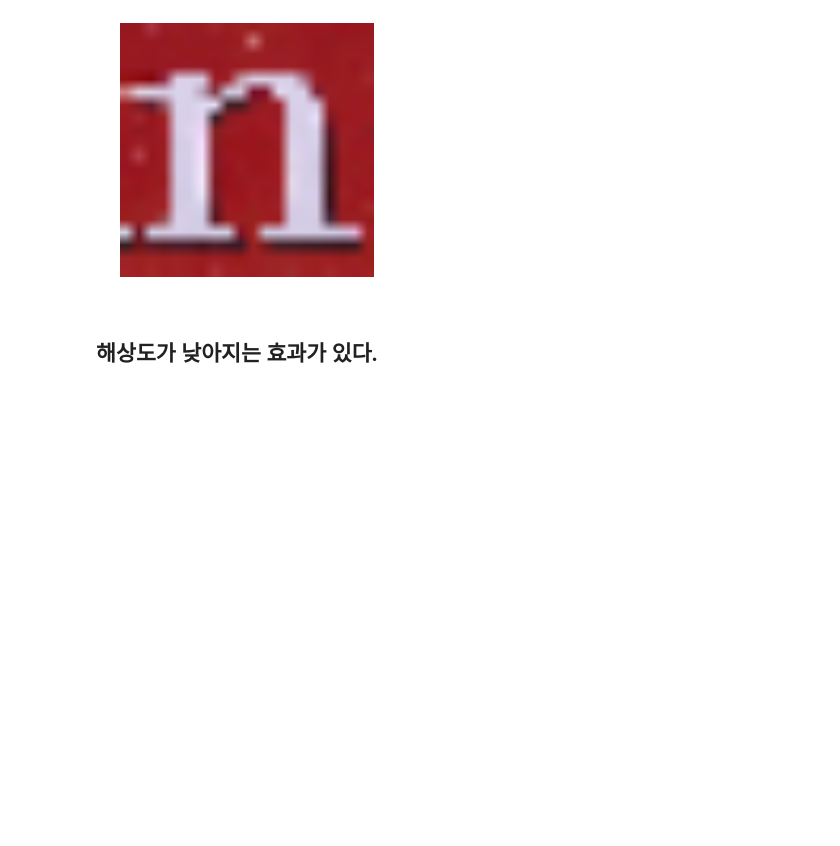
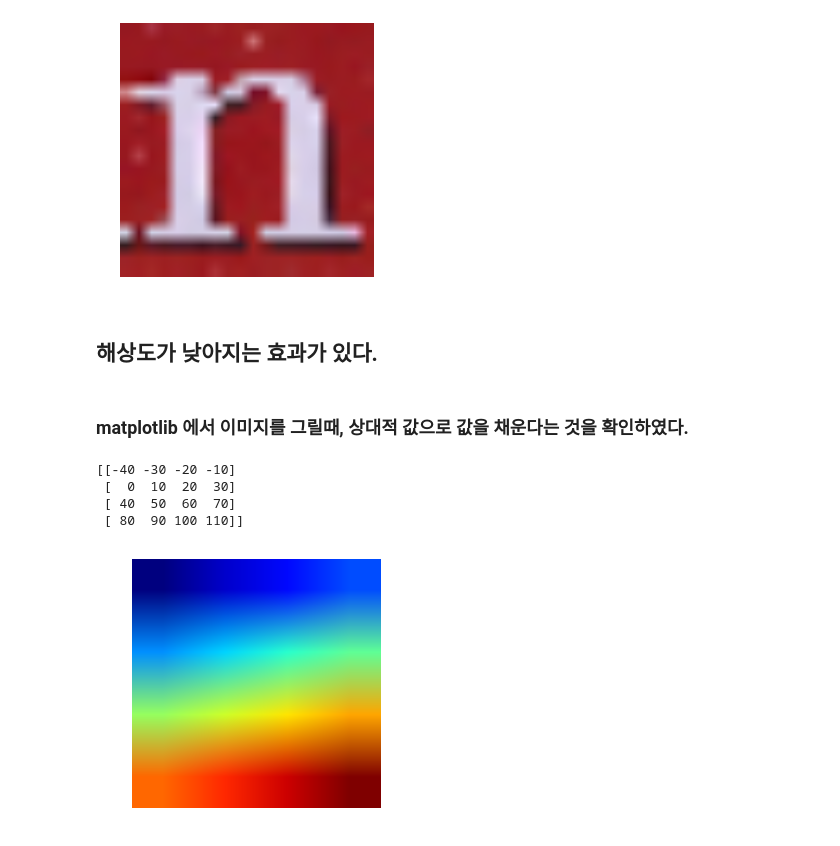
Before and after one commit to SSUHan/kaggle-study, a Jupyter notebook: julia/ImageLoad_with_pil_skimage.ipynb, the cells around one changed output. Cells and saved outputs as stored; diff of their text form; code cells hidden in the pictures; blank space fills up the shorter version.

Commit message:
Julia Image PreProcessing done

```diff
--- a/julia/ImageLoad_with_pil_skimage.ipynb
+++ b/julia/ImageLoad_with_pil_skimage.ipynb
@@ -85,3 +91,20 @@ plt.tight_layout()
 [figure]
 # %% [markdown]
 ## 해상도가 낮아지는 효과가 있다.
+# %% [markdown]
+### matplotlib 에서 이미지를 그릴때, 상대적 값으로 값을 채운다는 것을 확인하였다.
+# %%
+fig, ax = plt.subplots()
+sc = 4
+image = [[10*y for y in range((x-1)*sc,x*sc)] for x in range(sc)]
+image = np.array(image)
+image.reshape
+print(image)
+plot_sample(image, ax)
+plt.tight_layout()
+# %% [output]
+[[-40 -30 -20 -10]
+ [  0  10  20  30]
+ [ 40  50  60  70]
+ [ 80  90 100 110]]
+[figure, added]
```
Also changed, not shown: parts of 2 cells of this notebook, 2 other files.
